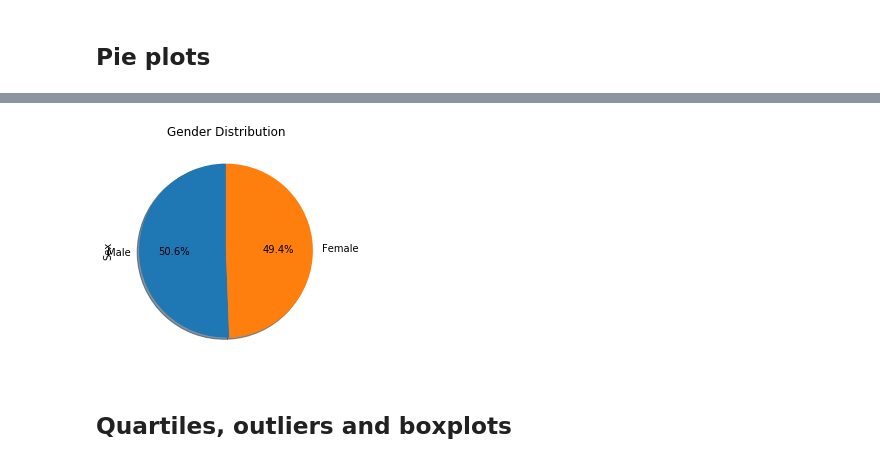
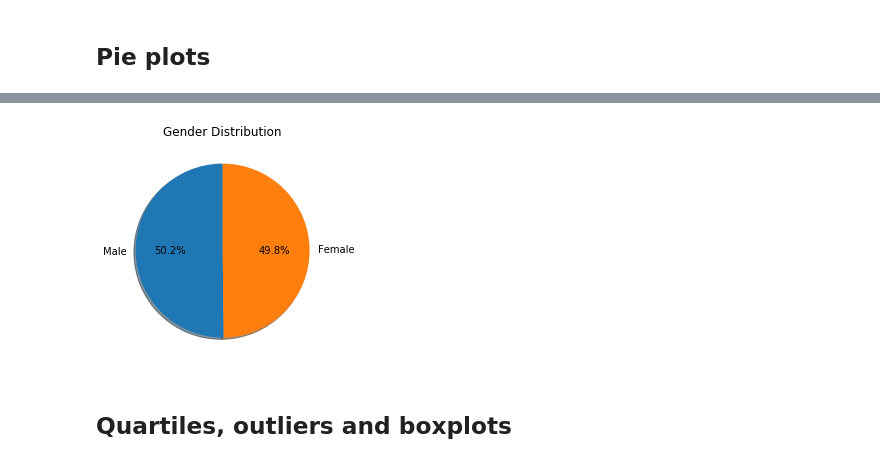
Before and after one commit to rahuldahya11/pymaceuticals, a Jupyter notebook: main.ipynb, the cells around one changed output, grey strips where cells are left out. Cells and saved outputs as stored; diff of their text form; code cells hidden in the pictures.

```diff
--- a/main.ipynb
+++ b/main.ipynb
@@ -74,6 +77,8 @@ plt.show()
 ## Pie plots
 # %%
 # Generate a pie plot showing the distribution of female versus male mice using pandas
-
-gender_count = combined_data["Sex"].value_counts()
+gender_count = mouse_metadata["Sex"].value_counts()
+bar_plot1 = gender_count.plot(kind = "pie", startangle = 90, autopct = "%1.1f%%", shadow = True)
+plt.title("Gender Distribution")
+plt.show()
 # %% [output]
@@ -83,10 +86,11 @@ Name: Sex, dtype: int64
 # %%
 # Generate a pie plot showing the distribution of female versus male mice using pyplot
-gender_graph2 = gender_count.plot(y = None, kind = "pie", autopct="%1.1f%%", shadow = True, startangle = 90)
+plt.pie(gender_count, startangle = 90, autopct = "%1.1f%%", shadow = True, labels = ["Male", "Female"])
 plt.title("Gender Distribution")
+
 plt.show()
 # %% [output]
-[figure, old version]
+[figure, new version]
 # %% [markdown]
 ## Quartiles, outliers and boxplots
 # %%
```
Also changed, not shown: parts of 3 cells of this notebook.
